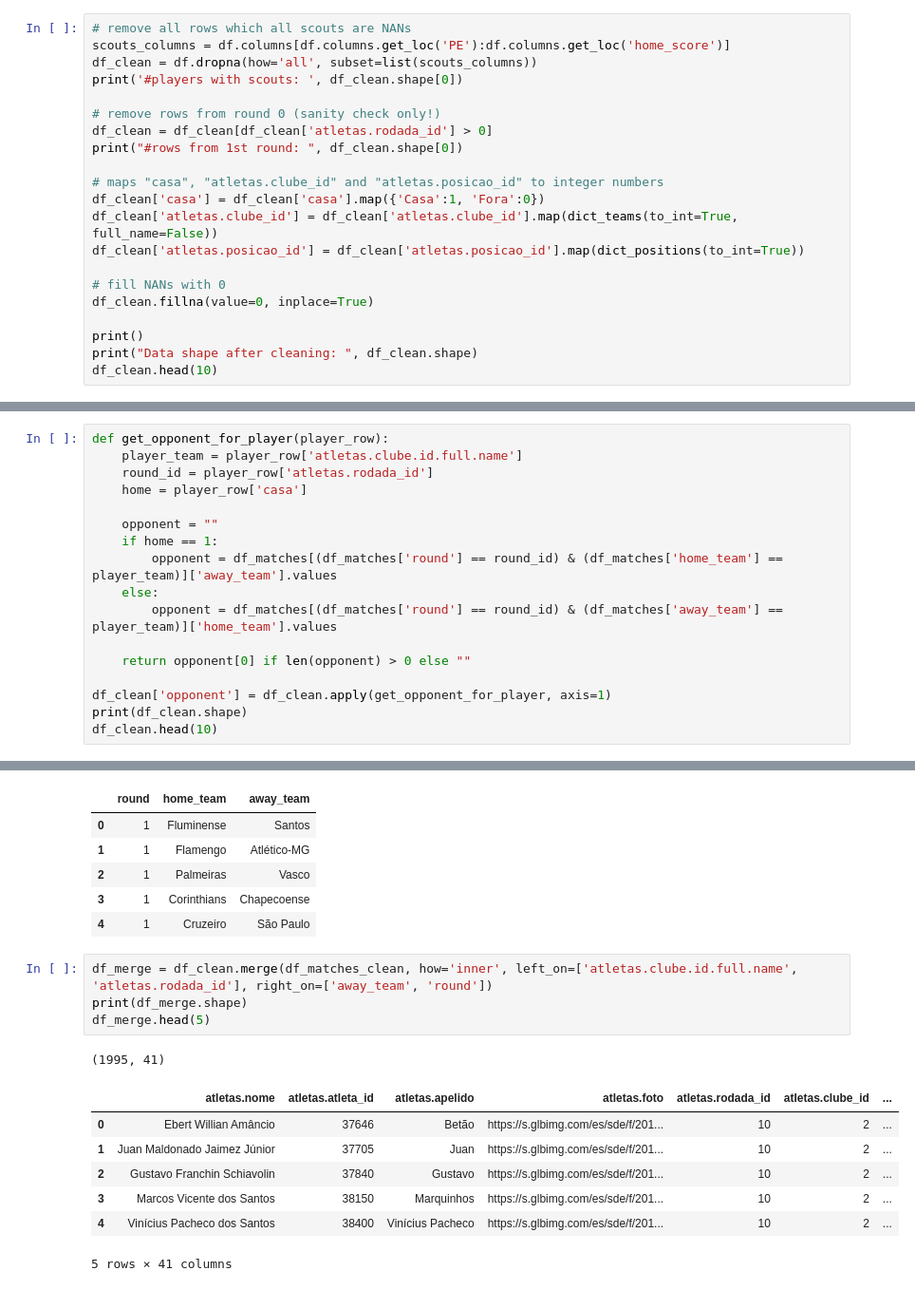
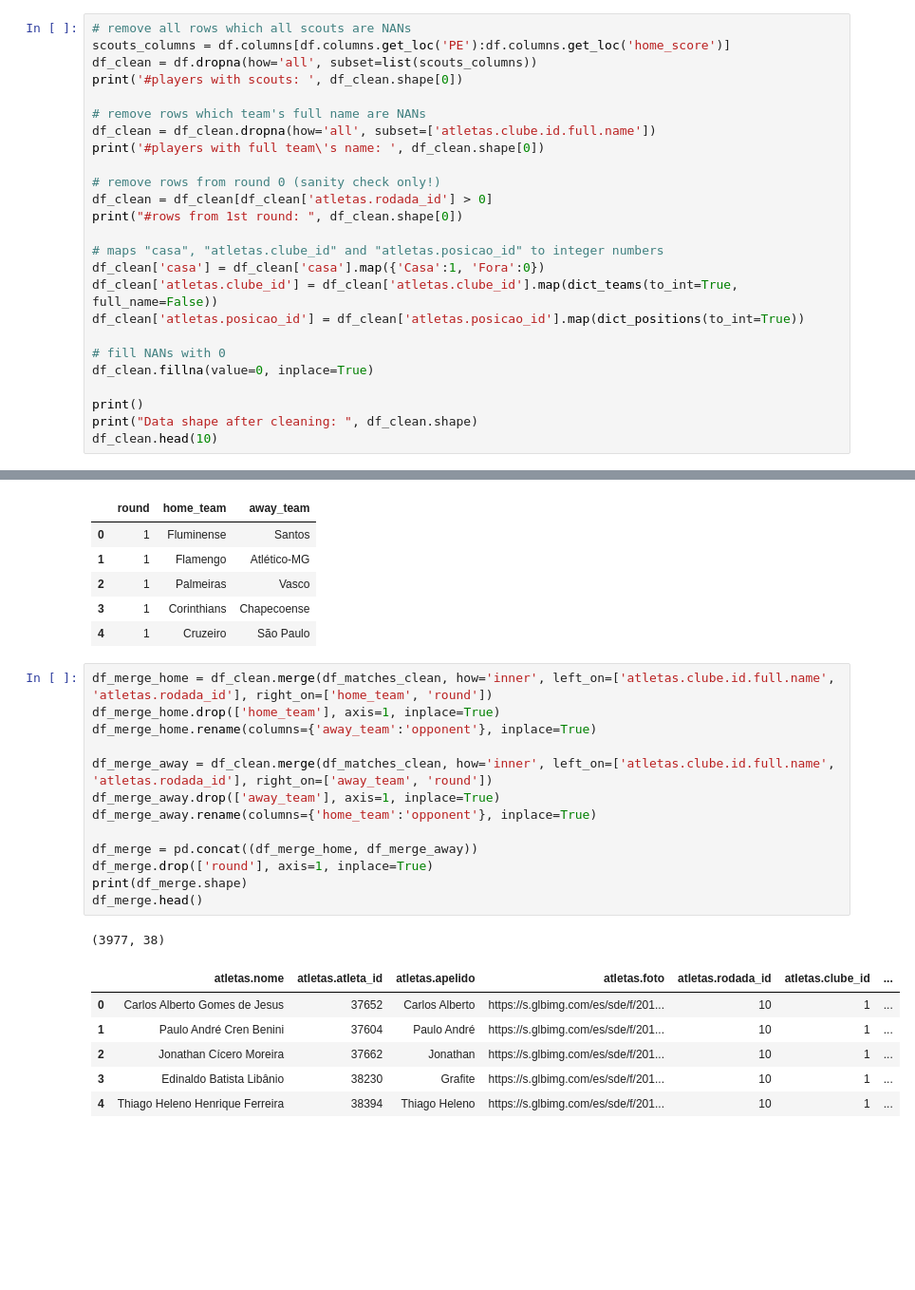
Before and after one commit to henriquepgomide/caRtola, a Jupyter notebook: lib/python/Samples Creator.ipynb, the cells around one changed output, grey strips where cells are left out. Shown at 95% size. Cells and saved outputs as stored; diff of their text form; blank space fills up the shorter version.

Commit message:
remove rows which team's full name are NANs
- improve creation of 'opponent' column

```diff
--- a/lib/python/Samples Creator.ipynb
+++ b/lib/python/Samples Creator.ipynb
@@ -44,6 +44,10 @@ def dict_teams(to_int = True, full_name = True):
 scouts_columns = df.columns[df.columns.get_loc('PE'):df.columns.get_loc('home_score')]
 df_clean = df.dropna(how='all', subset=list(scouts_columns))
 print('#players with scouts: ', df_clean.shape[0])
+
+# remove rows which team's full name are NANs
+df_clean = df_clean.dropna(how='all', subset=['atletas.clube.id.full.name'])
+print('#players with full team\'s name: ', df_clean.shape[0])
 
 # remove rows from round 0 (sanity check only!)
 df_clean = df_clean[df_clean['atletas.rodada_id'] > 0]
@@ -107,20 +112,3 @@ df_matches.head()
 | 2 | 3 | 3 | 1 | 14/05/2017 - 16:00 | Palmeiras | 4 x 0 | Vasco | Allianz Parque - Sao Paulo - SP | NaN |
 | 3 | 4 | 4 | 1 | 13/05/2017 - 19:00 | Corinthians | 1 x 1 | Chapecoense | Arena Corinthians - Sao Paulo - SP | NaN |
 | 4 | 5 | 5 | 1 | 14/05/2017 - 16:00 | Cruzeiro | 1 x 0 | São Paulo | Mineirão - Belo Horizonte - MG | NaN |
-# %%
-def get_opponent_for_player(player_row):
-    player_team = player_row['atletas.clube.id.full.name']
-    round_id = player_row['atletas.rodada_id']
-    home = player_row['casa']
-
-    opponent = ""
-    if home == 1:
-        opponent = df_matches[(df_matches['round'] == round_id) & (df_matches['home_team'] == player_team)]['away_team'].values
-    else:
-        opponent = df_matches[(df_matches['round'] == round_id) & (df_matches['away_team'] == player_team)]['home_team'].values
-
-    return opponent[0] if len(opponent) > 0 else ""
-
-df_clean['opponent'] = df_clean.apply(get_opponent_for_player, axis=1)
-print(df_clean.shape)
-df_clean.head(10)
@@ -149,16 +124,24 @@ df_matches_clean.head()
 | 2 | 1 | Palmeiras | Vasco |
 | 3 | 1 | Corinthians | Chapecoense |
 | 4 | 1 | Cruzeiro | São Paulo |
-# %%
-df_merge = df_clean.merge(df_matches_clean, how='inner', left_on=['atletas.clube.id.full.name', 'atletas.rodada_id'], right_on=['away_team', 'round'])
-print(df_merge.shape)
-df_merge.head(5)
-# %% [output]
-(1995, 41)
-|  | atletas.nome | atletas.atleta_id | atletas.apelido | atletas.foto | atletas.rodada_id | atletas.clube_id | ... |
-| 0 | Ebert Willian Amâncio | 37646 | Betão | https://s.glbimg.com/es/sde/f/201... | 10 | 2 | ... |
-| 1 | Juan Maldonado Jaimez Júnior | 37705 | Juan | https://s.glbimg.com/es/sde/f/201... | 10 | 2 | ... |
-| 2 | Gustavo Franchin Schiavolin | 37840 | Gustavo | https://s.glbimg.com/es/sde/f/201... | 10 | 2 | ... |
-| 3 | Marcos Vicente dos Santos | 38150 | Marquinhos | https://s.glbimg.com/es/sde/f/201... | 10 | 2 | ... |
-| 4 | Vinícius Pacheco dos Santos | 38400 | Vinícius Pacheco | https://s.glbimg.com/es/sde/f/201... | 10 | 2 | ... |
-5 rows × 41 columns
+# %%
+df_merge_home = df_clean.merge(df_matches_clean, how='inner', left_on=['atletas.clube.id.full.name', 'atletas.rodada_id'], right_on=['home_team', 'round'])
+df_merge_home.drop(['home_team'], axis=1, inplace=True)
+df_merge_home.rename(columns={'away_team':'opponent'}, inplace=True)
+
+df_merge_away = df_clean.merge(df_matches_clean, how='inner', left_on=['atletas.clube.id.full.name', 'atletas.rodada_id'], right_on=['away_team', 'round'])
+df_merge_away.drop(['away_team'], axis=1, inplace=True)
+df_merge_away.rename(columns={'home_team':'opponent'}, inplace=True)
+
+df_merge = pd.concat((df_merge_home, df_merge_away))
+df_merge.drop(['round'], axis=1, inplace=True)
+print(df_merge.shape)
+df_merge.head()
+# %% [output]
+(3977, 38)
+|  | atletas.nome | atletas.atleta_id | atletas.apelido | atletas.foto | atletas.rodada_id | atletas.clube_id | ... |
+| 0 | Carlos Alberto Gomes de Jesus | 37652 | Carlos Alberto | https://s.glbimg.com/es/sde/f/201... | 10 | 1 | ... |
+| 1 | Paulo André Cren Benini | 37604 | Paulo André | https://s.glbimg.com/es/sde/f/201... | 10 | 1 | ... |
+| 2 | Jonathan Cícero Moreira | 37662 | Jonathan | https://s.glbimg.com/es/sde/f/201... | 10 | 1 | ... |
+| 3 | Edinaldo Batista Libânio | 38230 | Grafite | https://s.glbimg.com/es/sde/f/201... | 10 | 1 | ... |
+| 4 | Thiago Heleno Henrique Ferreira | 38394 | Thiago Heleno | https://s.glbimg.com/es/sde/f/201... | 10 | 1 | ... |
```
Also changed, not shown: parts of 3 cells of this notebook, 1 other file.
